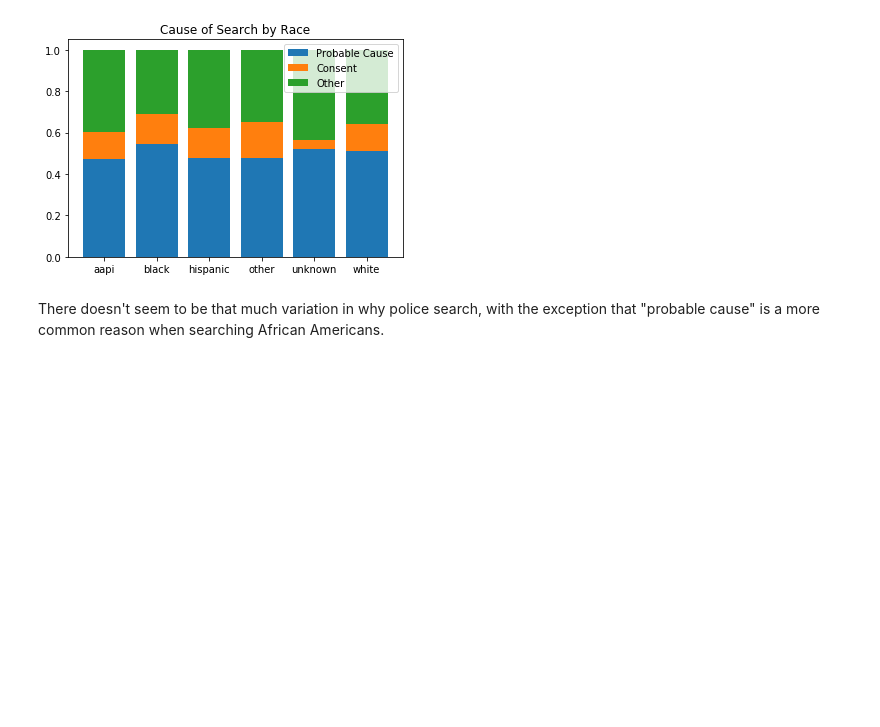
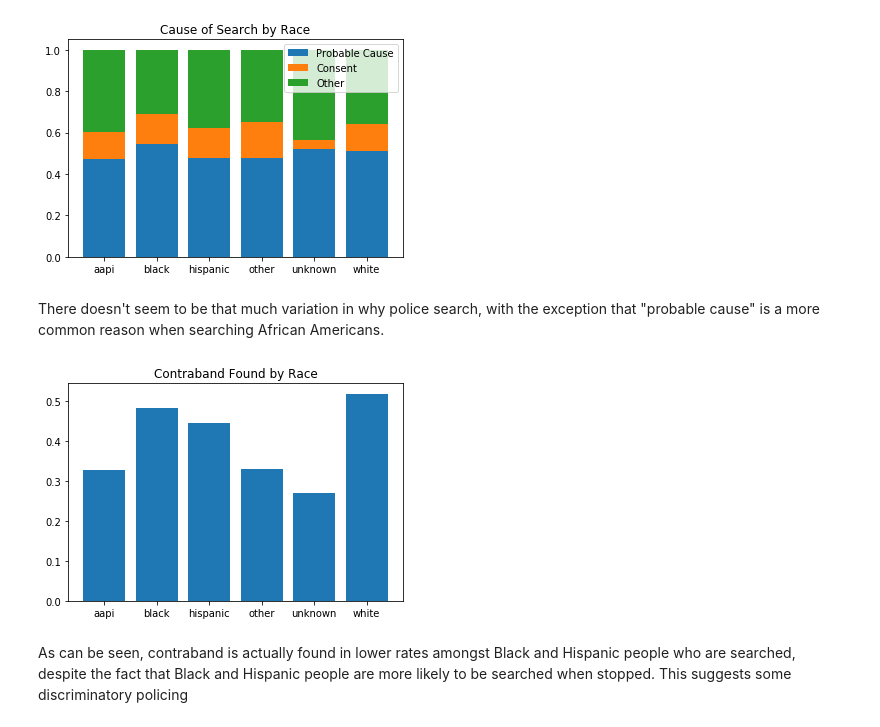
Before and after one commit to jeffreyshen19/blog, a Jupyter notebook: _code/police-stops/Police Stops.ipynb, the cells around one changed output. Saved outputs shown, nothing was run; the diff lists cells and outputs as text; code cells hidden in the pictures; blank space fills up the shorter version.

Commit message:
implement outcome test

```diff
--- a/_code/police-stops/Police Stops.ipynb
+++ b/_code/police-stops/Police Stops.ipynb
@@ -114,4 +114,19 @@ plt.show()
 [figure]
 # %% [markdown]
 There doesn't seem to be that much variation in why police search, with the exception that "probable cause" is a more common reason when searching African Americans.
+# %%
+# Outcome test
+contraband_found_by_race = df.groupby(['subject_race', 'contraband_found'])['raw_row_number'].nunique()
+contraband_rate = []
+
+for i in range(0, 2 * len(labels), 2):
+    contraband_rate.append(contraband_found_by_race[i + 1] / (contraband_found_by_race[i] + contraband_found_by_race[i + 1]))
+
+plt.bar(labels, contraband_rate)
+plt.title('Contraband Found by Race')
+plt.show()
+# %% [output]
+[figure, added]
+# %% [markdown]
+As can be seen, contraband is actually found in lower rates amongst Black and Hispanic people who are searched, despite the fact that Black and Hispanic people are more likely to be searched when stopped. This suggests some discriminatory policing
 # %%
```
Also changed, not shown: parts of 1 cell of this notebook.
